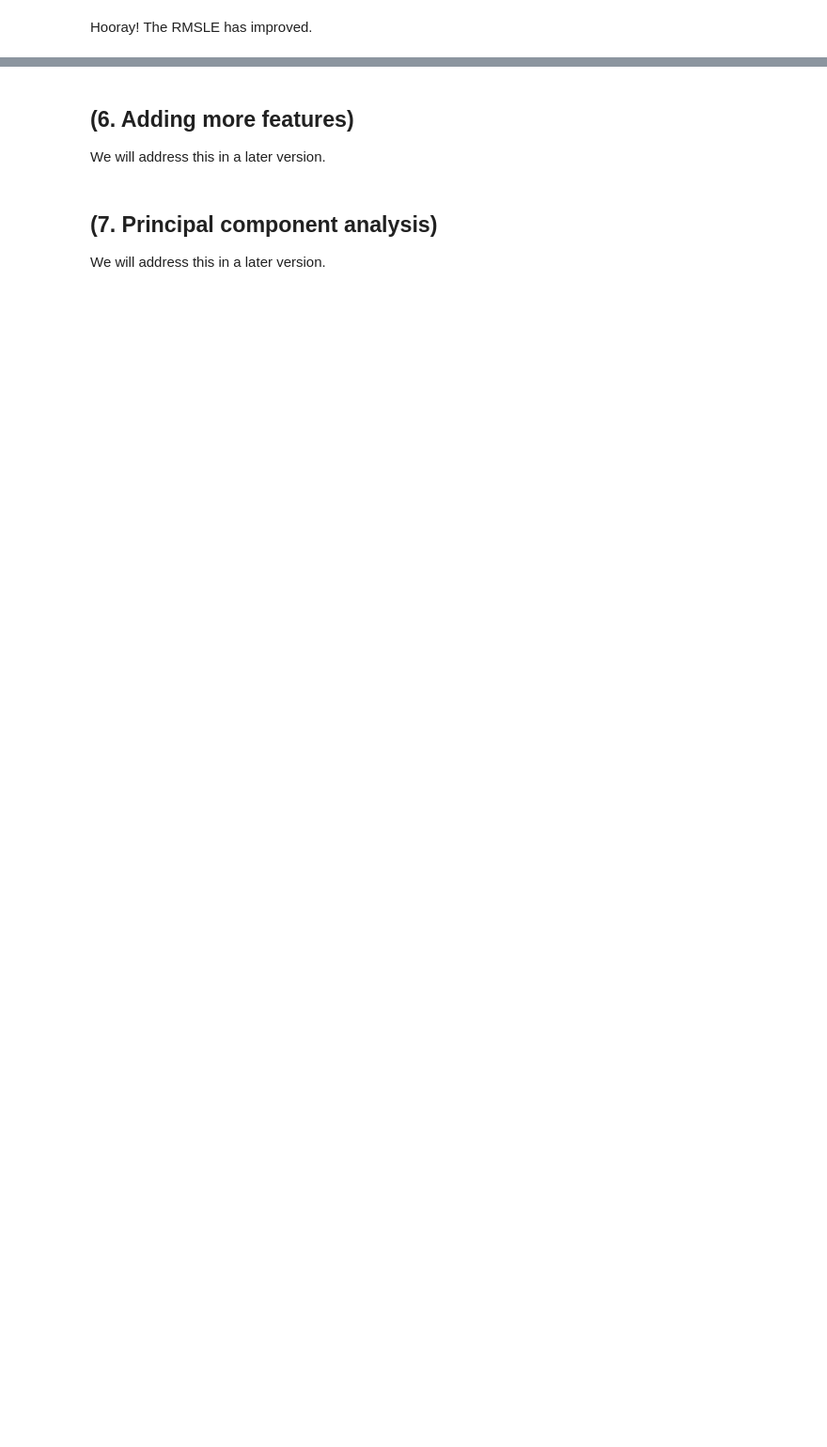
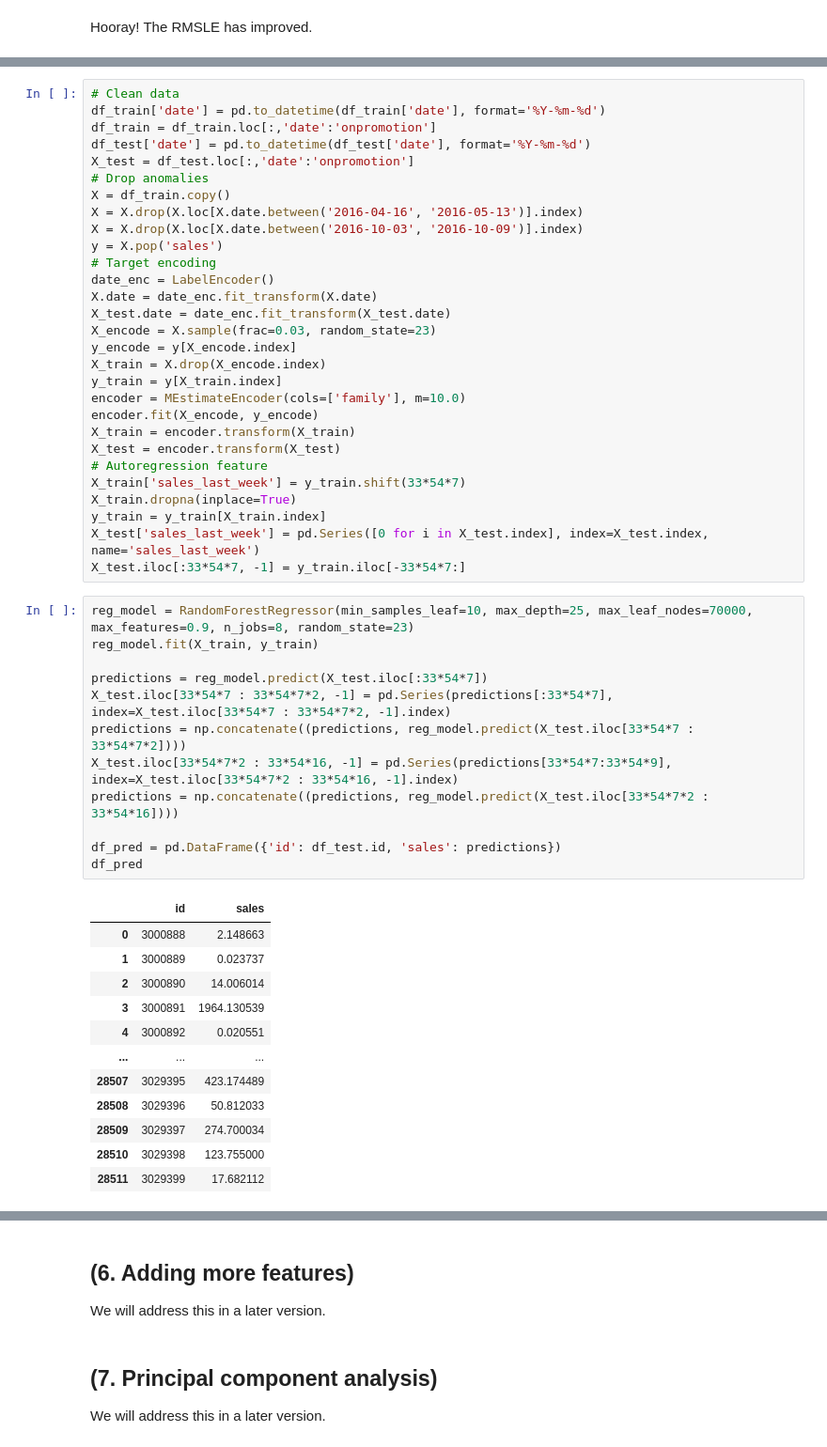
Before and after one commit to danberlyne/favorita-sales-forecasting, a Jupyter notebook: favorita-sales-forecasting.ipynb, the cells around one changed output, grey strips where cells are left out. Shown at 94% size. Saved outputs shown, nothing was run; the diff lists cells and outputs as text; blank space fills up the shorter version.

Commit message:
first round of predictions with Random Forest model

```diff
--- a/favorita-sales-forecasting.ipynb
+++ b/favorita-sales-forecasting.ipynb
@@ -489,0 +522,54 @@ We now do some final hyperparameter tuning, train our model on the whole dataset
+# %%
+# Clean data
+df_train['date'] = pd.to_datetime(df_train['date'], format='%Y-%m-%d')
+df_train = df_train.loc[:,'date':'onpromotion']
+df_test['date'] = pd.to_datetime(df_test['date'], format='%Y-%m-%d')
+X_test = df_test.loc[:,'date':'onpromotion']
+# Drop anomalies
+X = df_train.copy()
+X = X.drop(X.loc[X.date.between('2016-04-16', '2016-05-13')].index)
+X = X.drop(X.loc[X.date.between('2016-10-03', '2016-10-09')].index)
+y = X.pop('sales')
+# Target encoding
+date_enc = LabelEncoder()
+X.date = date_enc.fit_transform(X.date)
+X_test.date = date_enc.fit_transform(X_test.date)
+X_encode = X.sample(frac=0.03, random_state=23)
+y_encode = y[X_encode.index]
+X_train = X.drop(X_encode.index)
+y_train = y[X_train.index]
+encoder = MEstimateEncoder(cols=['family'], m=10.0)
+encoder.fit(X_encode, y_encode)
+X_train = encoder.transform(X_train)
+X_test = encoder.transform(X_test)
+# Autoregression feature
+X_train['sales_last_week'] = y_train.shift(33*54*7)
+X_train.dropna(inplace=True)
+y_train = y_train[X_train.index]
+X_test['sales_last_week'] = pd.Series([0 for i in X_test.index], index=X_test.index, name='sales_last_week')
+X_test.iloc[:33*54*7, -1] = y_train.iloc[-33*54*7:]
+# %%
+reg_model = RandomForestRegressor(min_samples_leaf=10, max_depth=25, max_leaf_nodes=70000, max_features=0.9, n_jobs=8, random_state=23)
+reg_model.fit(X_train, y_train)
+
+predictions = reg_model.predict(X_test.iloc[:33*54*7])
+X_test.iloc[33*54*7 : 33*54*7*2, -1] = pd.Series(predictions[:33*54*7], index=X_test.iloc[33*54*7 : 33*54*7*2, -1].index)
+predictions = np.concatenate((predictions, reg_model.predict(X_test.iloc[33*54*7 : 33*54*7*2])))
+X_test.iloc[33*54*7*2 : 33*54*16, -1] = pd.Series(predictions[33*54*7:33*54*9], index=X_test.iloc[33*54*7*2 : 33*54*16, -1].index)
+predictions = np.concatenate((predictions, reg_model.predict(X_test.iloc[33*54*7*2 : 33*54*16])))
+
+df_pred = pd.DataFrame({'id': df_test.id, 'sales': predictions})
+df_pred
+# %% [output]
+|  | id | sales |
+| 0 | 3000888 | 2.148663 |
+| 1 | 3000889 | 0.023737 |
+| 2 | 3000890 | 14.006014 |
+| 3 | 3000891 | 1964.130539 |
+| 4 | 3000892 | 0.020551 |
+| ... | ... | ... |
+| 28507 | 3029395 | 423.174489 |
+| 28508 | 3029396 | 50.812033 |
+| 28509 | 3029397 | 274.700034 |
+| 28510 | 3029398 | 123.755000 |
+| 28511 | 3029399 | 17.682112 |
```
Also changed, not shown: parts of 21 cells of this notebook.
